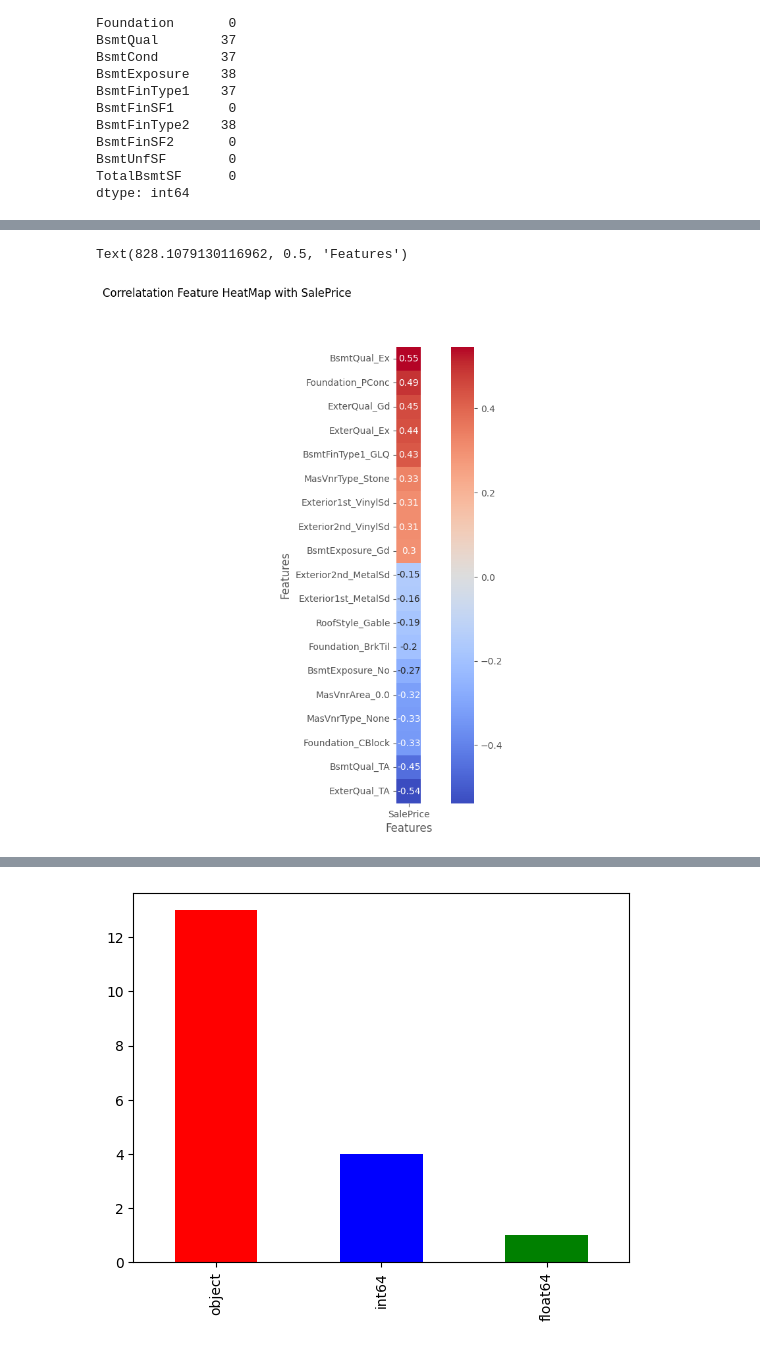
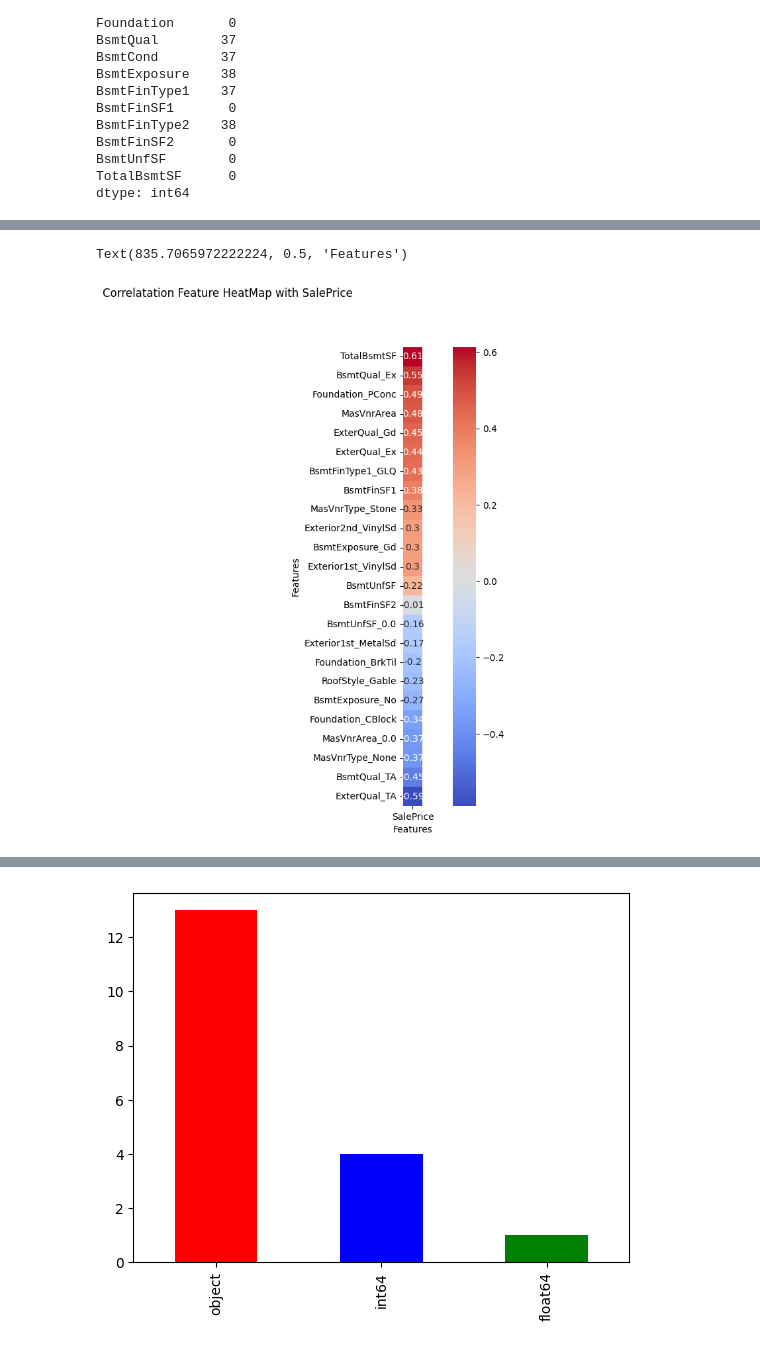
Before and after one commit to yichen-huang/House-Prices-Advanced-Regression-Techniques, a Jupyter notebook: data_understanding_column_20_40.ipynb, the cells around one changed output, grey strips where cells are left out. Cells and saved outputs as stored; diff of their text form; code cells hidden in the pictures.

```diff
--- a/data_understanding_column_20_40.ipynb
+++ b/data_understanding_column_20_40.ipynb
@@ -171,4 +188,8 @@ selected_columns.shape[0] #the new number of rows in selected_columns
 # %%
+import pandas as pd
+
+train = pd.read_csv('train.csv', sep=',')
+
 saleprice = train['SalePrice'] #add the column SalePrice
 select = pd.concat([selected_columns, saleprice], axis=1)
 select
@@ -188,5 +209,5 @@ select
 1460 rows × 19 columns
 # %%
-correlations = select.corr()['SalePrice']
+correlations = select.corr()['SalePrice'].drop('SalePrice')
 print(correlations)
 # %% [output]
@@ -203,10 +223,10 @@ Name: SalePrice, dtype: float64
 non_integer_columns = select.select_dtypes(exclude=['int']).columns
 #encoded_select = pd.get_dummies(select, columns=['non_integer_columns'])
 encoded_select = pd.get_dummies(select, columns=non_integer_columns)
-correlations = encoded_select.corr()['SalePrice']
+correlations_2 = encoded_select.corr()['SalePrice']
 
 # Sort correlations in descending order
-sorted_correlations = correlations.sort_values(ascending=False)
+sorted_correlations = correlations_2.sort_values(ascending=False)
 
 # Select the top 10 strongest positive correlations
 top_10_positive = sorted_correlations.head(10)
@@ -238 +258,4 @@ ExterQual_TA          -0.538222
 Name: SalePrice, dtype: float64
+# %%
+final_correlation = pd.concat([top_correlations, correlations]).sort_values(ascending=False)
+print(final_correlation)
@@ -239,14 +280,16 @@ Name: SalePrice, dtype: float64
 # %%
+import matplotlib.pyplot as plt
+import seaborn as sns
 # Remove the top correlation
-top_correlations = top_correlations.iloc[1:]
+final_correlation = final_correlation.iloc[2:]
 
 f, ax = plt.subplots(figsize=(12, 9))
 
-sns.heatmap(top_correlations.to_frame(), annot=True, cmap='coolwarm', square=True)
+sns.heatmap(final_correlation.to_frame(), annot=True, cmap='coolwarm', square=True)
 
 plt.suptitle("Correlatation Feature HeatMap with SalePrice")
 plt.xlabel("Features")
 plt.ylabel("Features")
 # %% [output]
-Text(828.1079130116962, 0.5, 'Features')
+Text(835.7065972222224, 0.5, 'Features')
-[figure, old version]
+[figure, new version]
```
Also changed, not shown: parts of 38 cells of this notebook.
